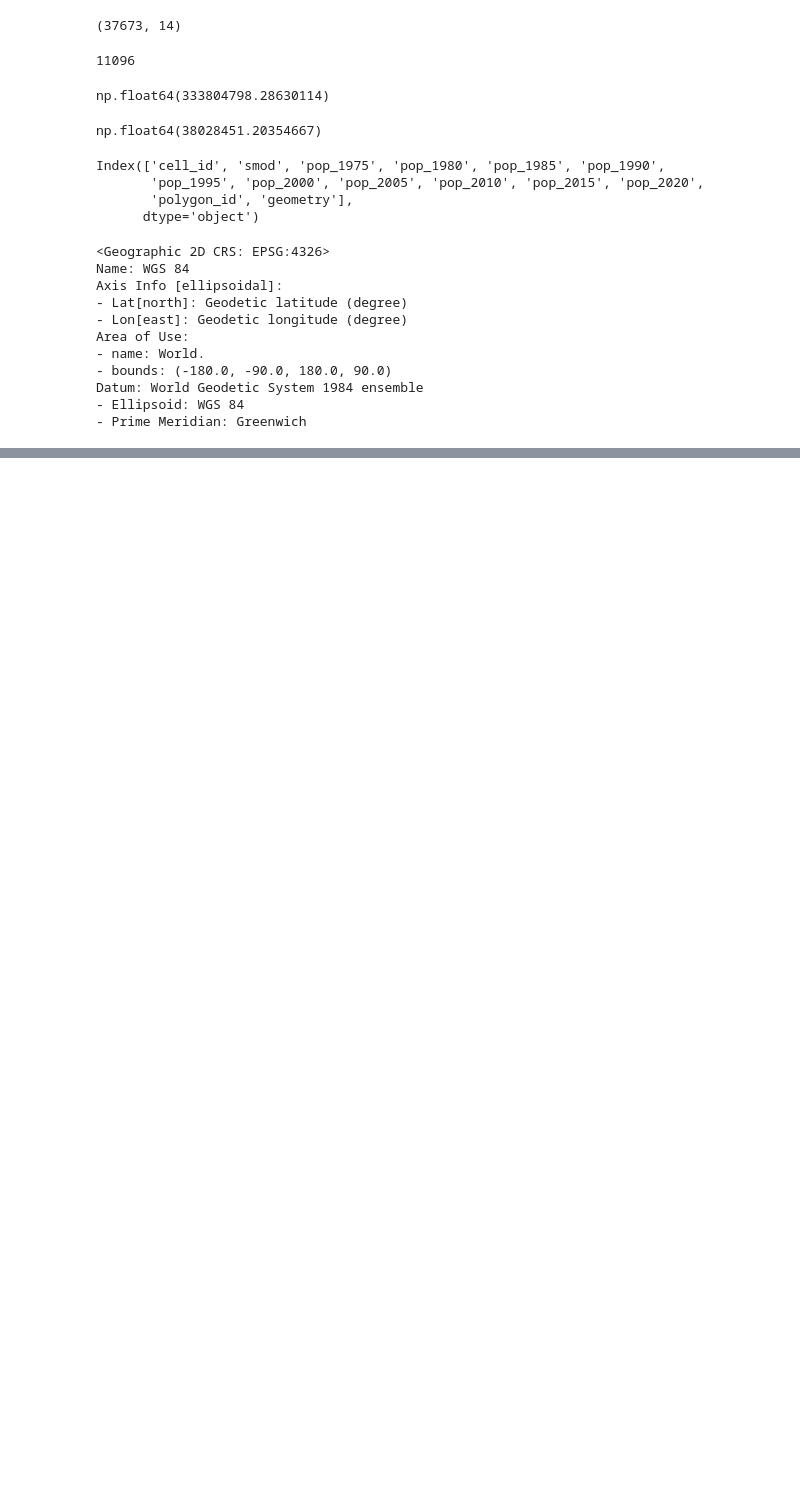
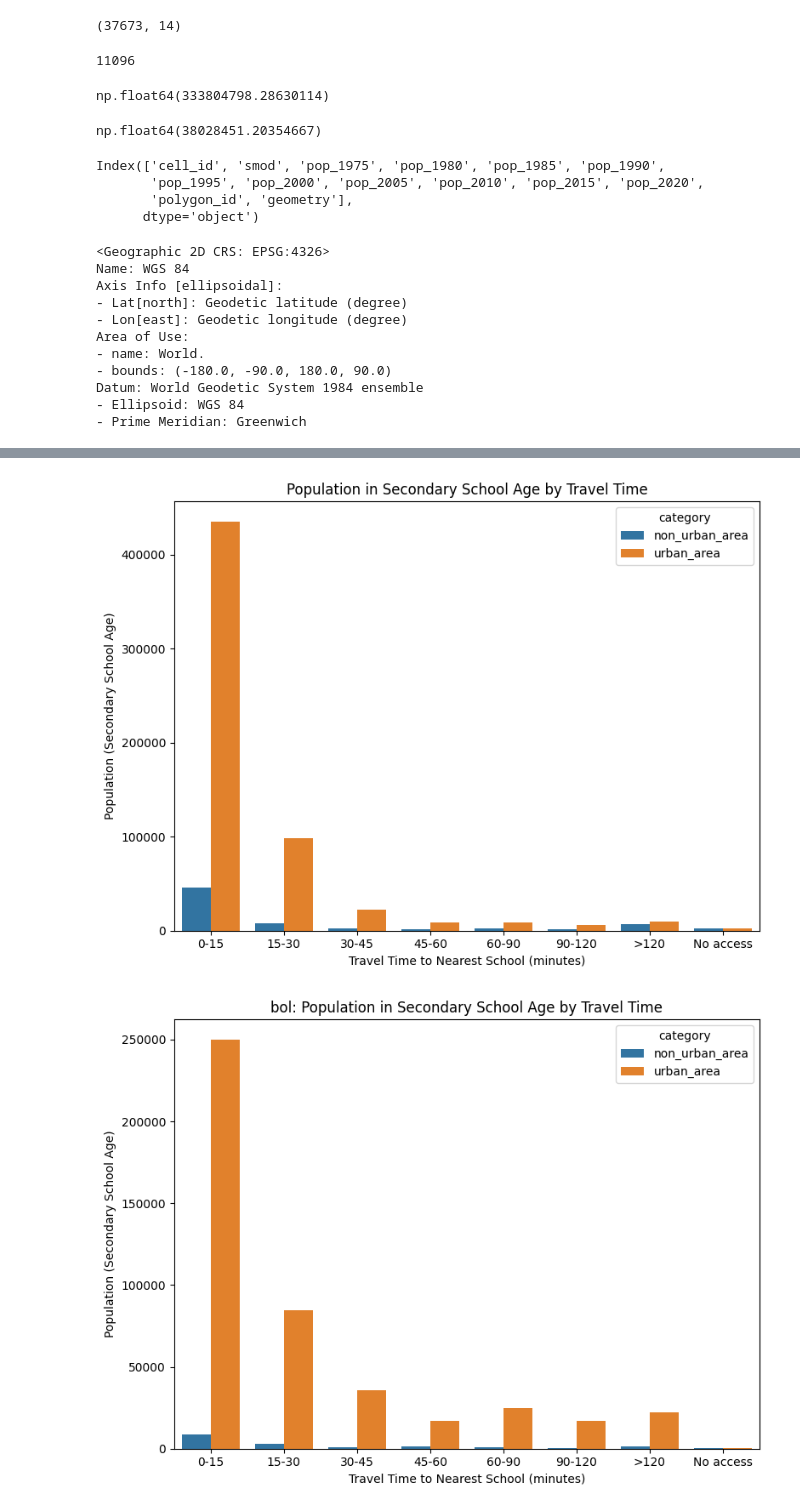
Before and after one commit to Claudio9701/amazon-settlements-edu-access, a Jupyter notebook: 04_population_distance_analysis_with_bra.ipynb, the cells around one changed output, grey strips where cells are left out. Drawn from its saved outputs; the diff is of its cells as text; code cells hidden in the pictures; blank space fills up the shorter version.

```diff
--- a/04_population_distance_analysis_with_bra.ipynb
+++ b/04_population_distance_analysis_with_bra.ipynb
@@ -382,14 +516,18 @@ gdf_combined.to_parquet("outputs/celdas_pop_distance_complete_v2.parquet", index
 gdf_combined_stats = gdf_combined[
     [
         "cell_id",
-        "smod",
+        "category",  # urbanization category
         "country",
         "pop_total",
         "pop_primary_school_age",
+        "pop_middle_school_age",
         "pop_secondary_school_age",
         "distance_to_nearest_primary_schools",
         "duration_to_nearest_primary_schools",
         "duration_to_nearest_primary_schools_label",
+        "distance_to_nearest_middle_schools",
+        "duration_to_nearest_middle_schools",
+        "duration_to_nearest_middle_schools_label",
         "distance_to_nearest_secondary_schools",
         "duration_to_nearest_secondary_schools",
         "duration_to_nearest_secondary_schools_label",
@@ -411,7 +669,8 @@ result.to_excel("outputs/pop_primary_school_age_2025_05_19.xlsx", index=False)
 # %%
-# Group by "country", "smod", and "duration_to_nearest_schools_label" and calculate the sum of "pop_secondary_school_age"
+# Group by "country", "category", and "duration_to_nearest_schools_label" and calculate the sum of "pop_secondary_school_age"
 result_secondary = gdf_combined_stats.groupby(
-    ["country", "smod", "duration_to_nearest_secondary_schools_label"], as_index=False
+    ["country", "category", "duration_to_nearest_secondary_schools_label"],
+    as_index=False,
 )["pop_secondary_school_age"].sum()
 
 # Display the result
@@ -430,15 +705,18 @@ import seaborn as sns
 # %%
 # Create a bar plot with seaborn
 plt.figure(figsize=(8, 6))
 sns.barplot(
     data=result_secondary,
     x="duration_to_nearest_secondary_schools_label",
     y="pop_secondary_school_age",
-    hue="smod",
+    hue="category",
     errorbar=None,
 )
 plt.title("Population in Secondary School Age by Travel Time")
 plt.xlabel("Travel Time to Nearest School (minutes)")
 plt.ylabel("Population (Secondary School Age)")
 plt.tight_layout()
 plt.show()
+# %% [output]
+[figure, added]
+[figure, added]
```
Also changed, not shown: parts of 62 cells of this notebook.
